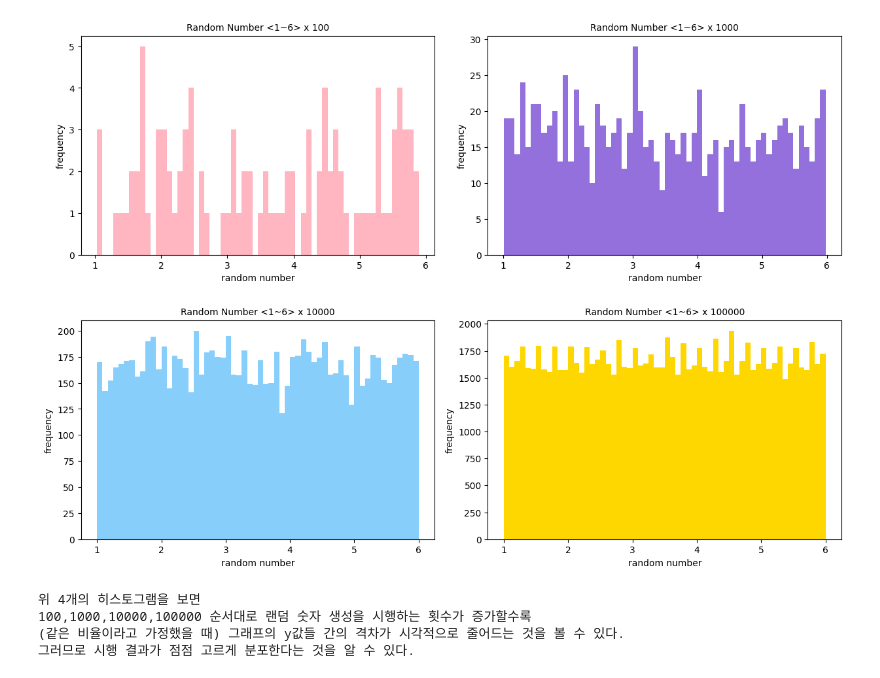
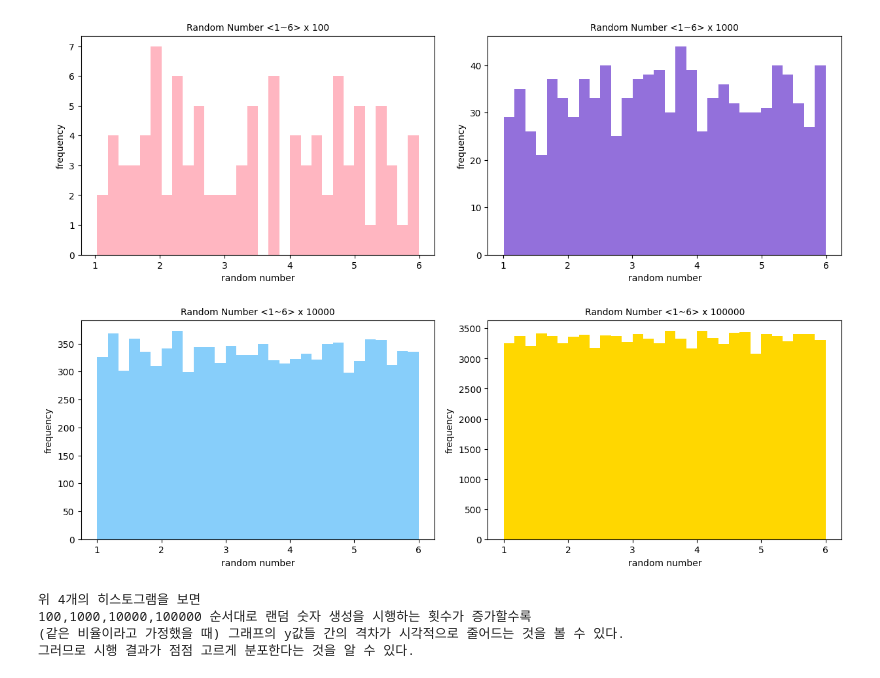
Before and after one commit to lylylylh/HW6_YHL, a Jupyter notebook: Q2/q2.ipynb, the cells around one changed output. Cells and saved outputs as stored; diff of their text form; code cells hidden in the pictures.

```diff
--- a/Q2/q2.ipynb
+++ b/Q2/q2.ipynb
@@ -53,38 +53,38 @@ for row in data:
         d2.append(float(row[2]))
     if row[3]!='':
         d3.append(float(row[3]))
     d4.append(float(row[4]))
 f,axes=plt.subplots(2,2)
 f.set_size_inches(15,10)
 plt.subplots_adjust(wspace=0.15,hspace=0.3)
 
-axes[0,0].hist(d1,bins=60,color='lightpink')
+axes[0,0].hist(d1,bins=30,color='lightpink')
 axes[0,0].set_xlabel('random number')
 axes[0,0].set_ylabel('frequency')
 axes[0,0].set_title("Random Number <1~6> x 100", fontsize=10)
 
-axes[0,1].hist(d2,bins=60,color='mediumpurple')
+axes[0,1].hist(d2,bins=30,color='mediumpurple')
 axes[0,1].set_xlabel('random number')
 axes[0,1].set_ylabel('frequency')
 axes[0,1].set_title("Random Number <1~6> x 1000",fontsize=10)
 
-axes[1,0].hist(d3,bins=60,color='lightskyblue')
+axes[1,0].hist(d3,bins=30,color='lightskyblue')
 axes[1,0].set_xlabel('random number')
 axes[1,0].set_ylabel('frequency')
 axes[1,0].set_title("Random Number <1~6> x 10000",fontsize=10)
 
-axes[1,1].hist(d4,bins=60,color='gold')
+axes[1,1].hist(d4,bins=30,color='gold')
 axes[1,1].set_xlabel('random number')
 axes[1,1].set_ylabel('frequency')
 axes[1,1].set_title("Random Number <1~6> x 100000",fontsize=10)
 plt.show()
 
 print("\n위 4개의 히스토그램을 보면")
 print("100,1000,10000,100000 순서대로 랜덤 숫자 생성을 시행하는 횟수가 증가할수록")
 print("(같은 비율이라고 가정했을 때) 그래프의 y값들 간의 격차가 시각적으로 줄어드는 것을 볼 수 있다.")
 print("그러므로 시행 결과가 점점 고르게 분포한다는 것을 알 수 있다.")
 # %% [output]
-[figure, old version]
+[figure, new version]
 위 4개의 히스토그램을 보면
 100,1000,10000,100000 순서대로 랜덤 숫자 생성을 시행하는 횟수가 증가할수록
 (같은 비율이라고 가정했을 때) 그래프의 y값들 간의 격차가 시각적으로 줄어드는 것을 볼 수 있다.
```
Also changed, not shown: 1 other file.
